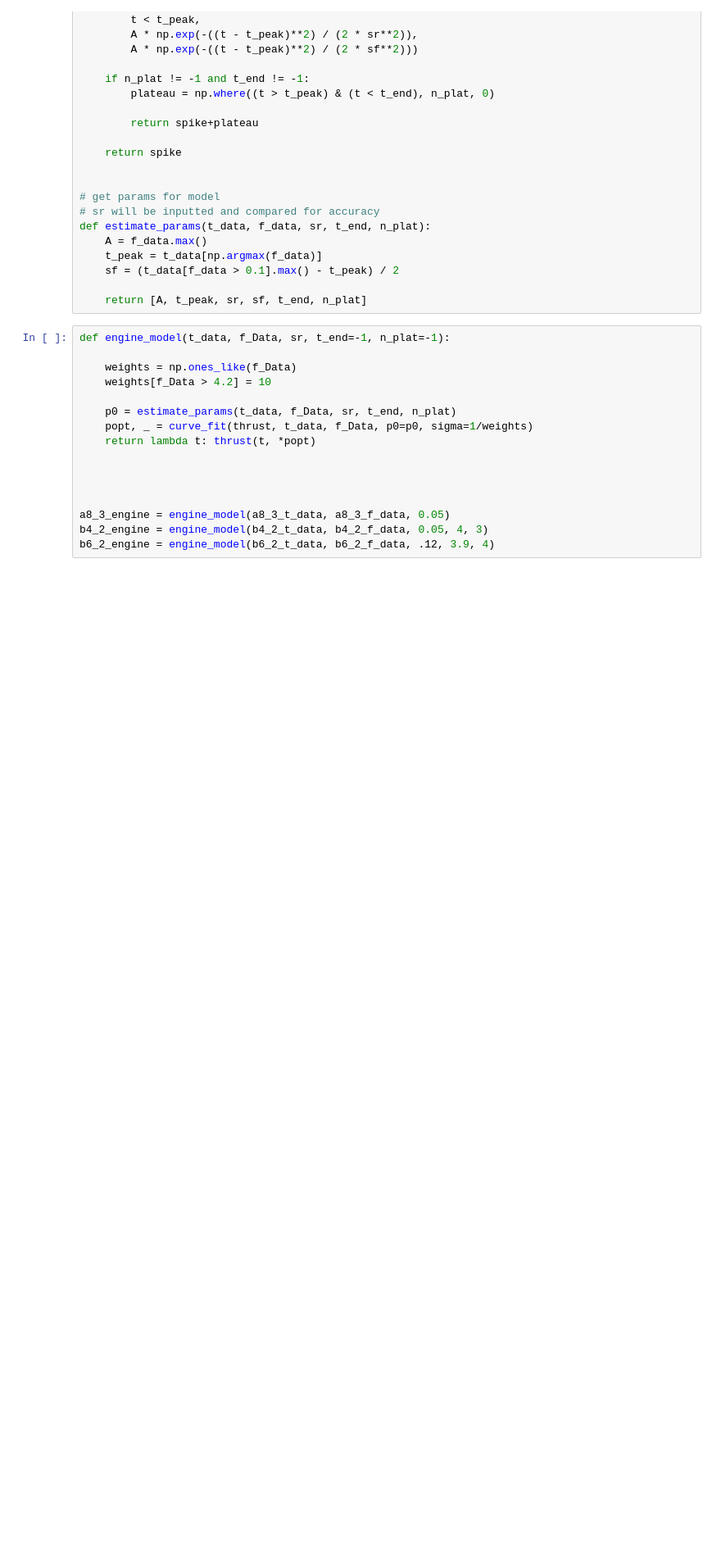
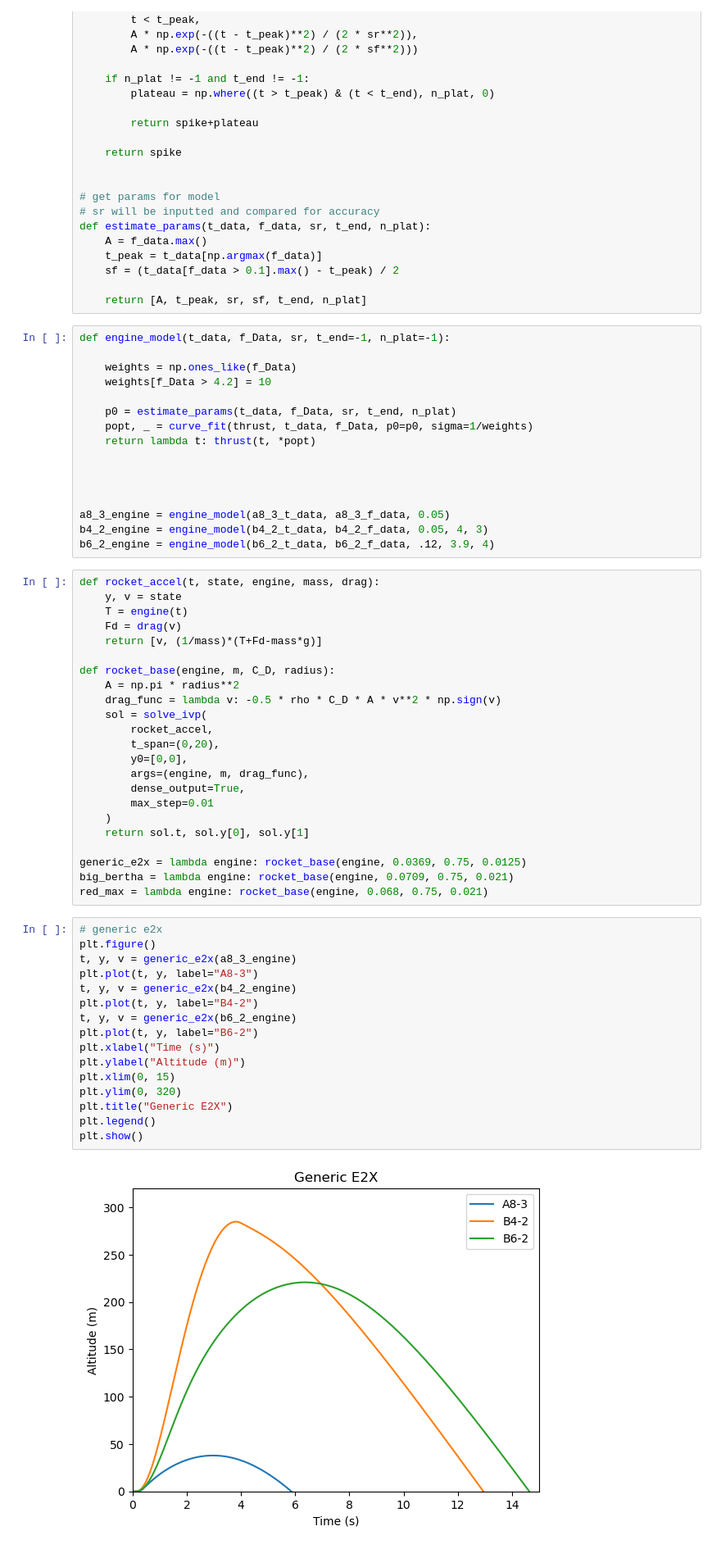
Before and after one commit to Johang727/EGR215, a Jupyter notebook: Final/Final.ipynb, the cells around one changed output. Shown at 82% size. Cells and saved outputs as stored; diff of their text form; blank space fills up the shorter version.

```diff
--- a/Final/Final.ipynb
+++ b/Final/Final.ipynb
@@ -104,3 +114,44 @@ def engine_model(t_data, f_Data, sr, t_end=-1, n_plat=-1):
 a8_3_engine = engine_model(a8_3_t_data, a8_3_f_data, 0.05)
 b4_2_engine = engine_model(b4_2_t_data, b4_2_f_data, 0.05, 4, 3)
 b6_2_engine = engine_model(b6_2_t_data, b6_2_f_data, .12, 3.9, 4)
+# %%
+def rocket_accel(t, state, engine, mass, drag):
+    y, v = state
+    T = engine(t)
+    Fd = drag(v)
+    return [v, (1/mass)*(T+Fd-mass*g)]
+
+def rocket_base(engine, m, C_D, radius):
+    A = np.pi * radius**2
+    drag_func = lambda v: -0.5 * rho * C_D * A * v**2 * np.sign(v)
+    sol = solve_ivp(
+        rocket_accel,
+        t_span=(0,20),
+        y0=[0,0],
+        args=(engine, m, drag_func),
+        dense_output=True,
+        max_step=0.01
+    )
+    return sol.t, sol.y[0], sol.y[1]
+
+generic_e2x = lambda engine: rocket_base(engine, 0.0369, 0.75, 0.0125)
+big_bertha = lambda engine: rocket_base(engine, 0.0709, 0.75, 0.021)
+red_max = lambda engine: rocket_base(engine, 0.068, 0.75, 0.021)
+# %%
+# generic e2x
+plt.figure()
+t, y, v = generic_e2x(a8_3_engine)
+plt.plot(t, y, label="A8-3")
+t, y, v = generic_e2x(b4_2_engine)
+plt.plot(t, y, label="B4-2")
+t, y, v = generic_e2x(b6_2_engine)
+plt.plot(t, y, label="B6-2")
+plt.xlabel("Time (s)")
+plt.ylabel("Altitude (m)")
+plt.xlim(0, 15)
+plt.ylim(0, 320)
+plt.title("Generic E2X")
+plt.legend()
+plt.show()
+# %% [output]
+[figure, added]
```
Also changed, not shown: parts of 4 cells of this notebook, 1 other file.
